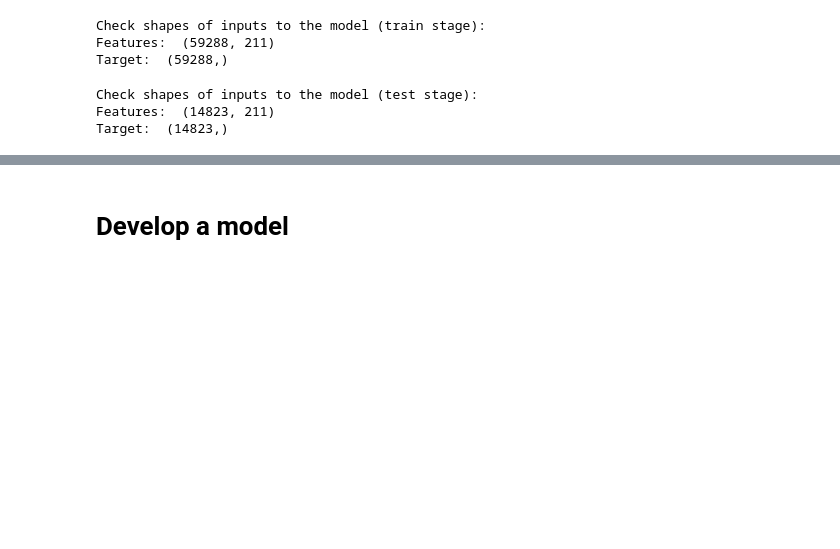
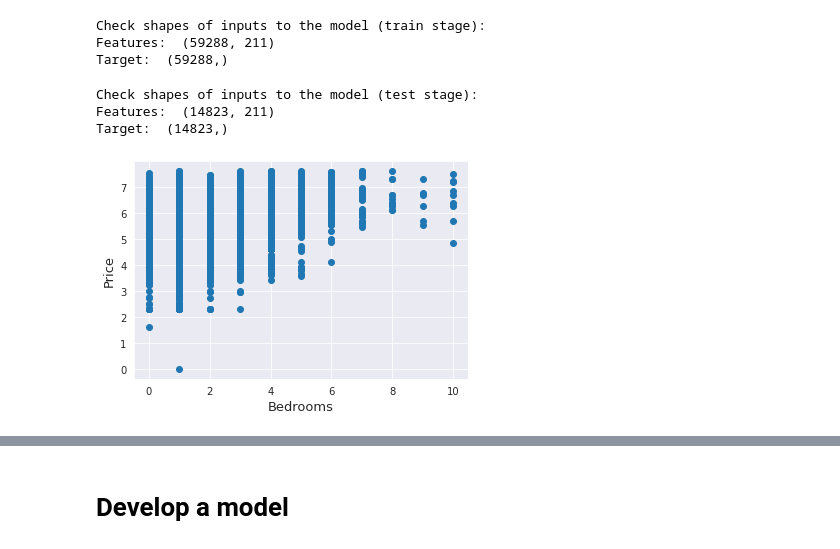
Before and after one commit to DHushchin/airbnb_predictor, a Jupyter notebook: notebooks/EDA.ipynb, the cells around one changed output, grey strips where cells are left out. Drawn from its saved outputs; the diff is of its cells as text; code cells hidden in the pictures; blank space fills up the shorter version.

Commit message:
Data plotting before developing the model

```diff
--- a/notebooks/EDA.ipynb
+++ b/notebooks/EDA.ipynb
@@ -101,3 +104,11 @@ print("Target: ", y_test.shape)
 Check shapes of inputs to the model (test stage):
 Features:  (14823, 211)
 Target:  (14823,)
+# %%
+fig, ax = plt.subplots()
+ax.scatter(x = x_train['bedrooms'], y = y_train)
+plt.ylabel('Price', fontsize=13)
+plt.xlabel('Bedrooms', fontsize=13)
+plt.show()
+# %% [output]
+[figure, added]
```
Also changed, not shown: parts of 12 cells of this notebook.
